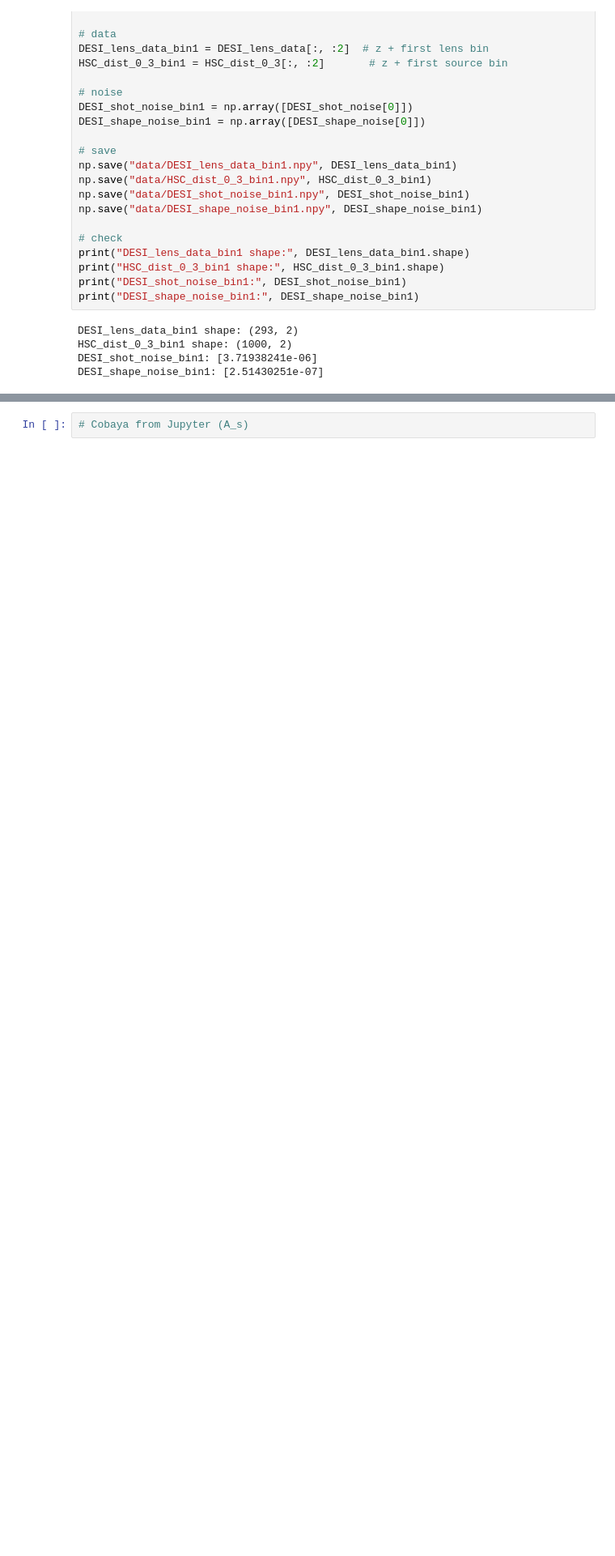
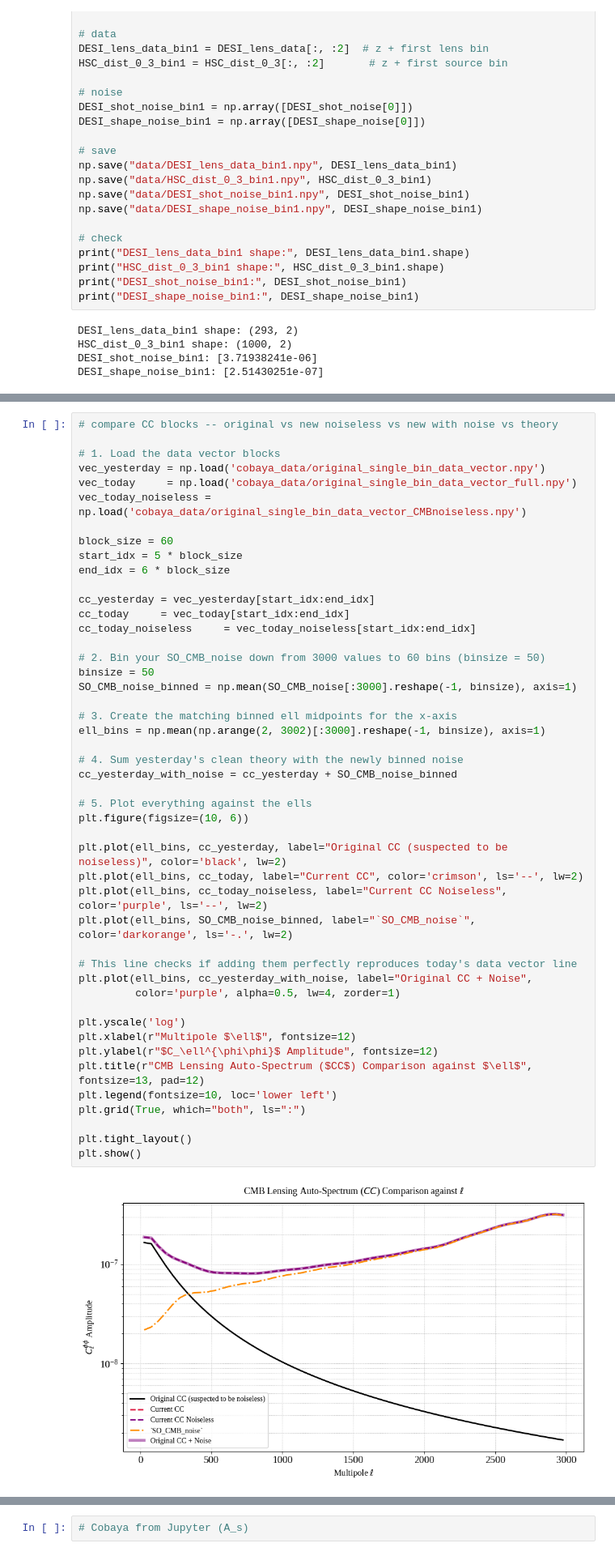
Before and after one commit to lia-lubit/DESIxSO, a Jupyter notebook: forecasting.ipynb, the cells around one changed output, grey strips where cells are left out. Shown at 81% size. Cells and saved outputs as stored; diff of their text form; blank space fills up the shorter version.

```diff
--- a/forecasting.ipynb
+++ b/forecasting.ipynb
@@ -1340,0 +1747,49 @@ Covariance matrix saved to: cobaya_data/single_bin_covariance_matrix_from_old_fu
+# %%
+# compare CC blocks -- original vs new noiseless vs new with noise vs theory
+
+# 1. Load the data vector blocks
+vec_yesterday = np.load('cobaya_data/original_single_bin_data_vector.npy')
+vec_today     = np.load('cobaya_data/original_single_bin_data_vector_full.npy')
+vec_today_noiseless = np.load('cobaya_data/original_single_bin_data_vector_CMBnoiseless.npy')
+
+block_size = 60
+start_idx = 5 * block_size
+end_idx = 6 * block_size
+
+cc_yesterday = vec_yesterday[start_idx:end_idx]
+cc_today     = vec_today[start_idx:end_idx]
+cc_today_noiseless     = vec_today_noiseless[start_idx:end_idx]
+
+# 2. Bin your SO_CMB_noise down from 3000 values to 60 bins (binsize = 50)
+binsize = 50
+SO_CMB_noise_binned = np.mean(SO_CMB_noise[:3000].reshape(-1, binsize), axis=1)
+
+# 3. Create the matching binned ell midpoints for the x-axis
+ell_bins = np.mean(np.arange(2, 3002)[:3000].reshape(-1, binsize), axis=1)
+
+# 4. Sum yesterday's clean theory with the newly binned noise
+cc_yesterday_with_noise = cc_yesterday + SO_CMB_noise_binned
+
+# 5. Plot everything against the ells
+plt.figure(figsize=(10, 6))
+
+plt.plot(ell_bins, cc_yesterday, label="Original CC (suspected to be noiseless)", color='black', lw=2)
+plt.plot(ell_bins, cc_today, label="Current CC", color='crimson', ls='--', lw=2)
+plt.plot(ell_bins, cc_today_noiseless, label="Current CC Noiseless", color='purple', ls='--', lw=2)
+plt.plot(ell_bins, SO_CMB_noise_binned, label="`SO_CMB_noise`", color='darkorange', ls='-.', lw=2)
+
+# This line checks if adding them perfectly reproduces today's data vector line
+plt.plot(ell_bins, cc_yesterday_with_noise, label="Original CC + Noise",
+         color='purple', alpha=0.5, lw=4, zorder=1)
+
+plt.yscale('log')
+plt.xlabel(r"Multipole $\ell$", fontsize=12)
+plt.ylabel(r"$C_\ell^{\phi\phi}$ Amplitude", fontsize=12)
+plt.title(r"CMB Lensing Auto-Spectrum ($CC$) Comparison against $\ell$", fontsize=13, pad=12)
+plt.legend(fontsize=10, loc='lower left')
+plt.grid(True, which="both", ls=":")
+
+plt.tight_layout()
+plt.show()
+# %% [output]
+[figure, added]
```
Also changed, not shown: parts of 40 cells of this notebook, 23 other files.
